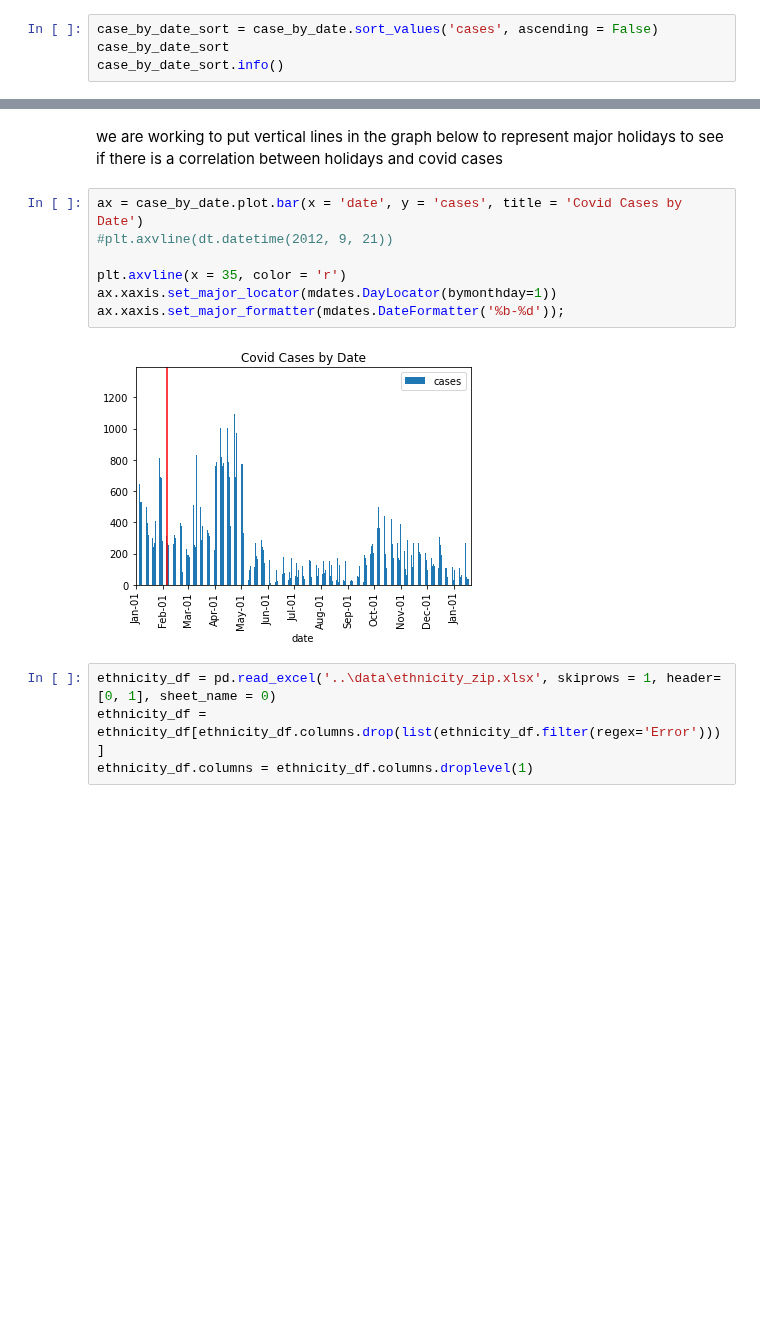
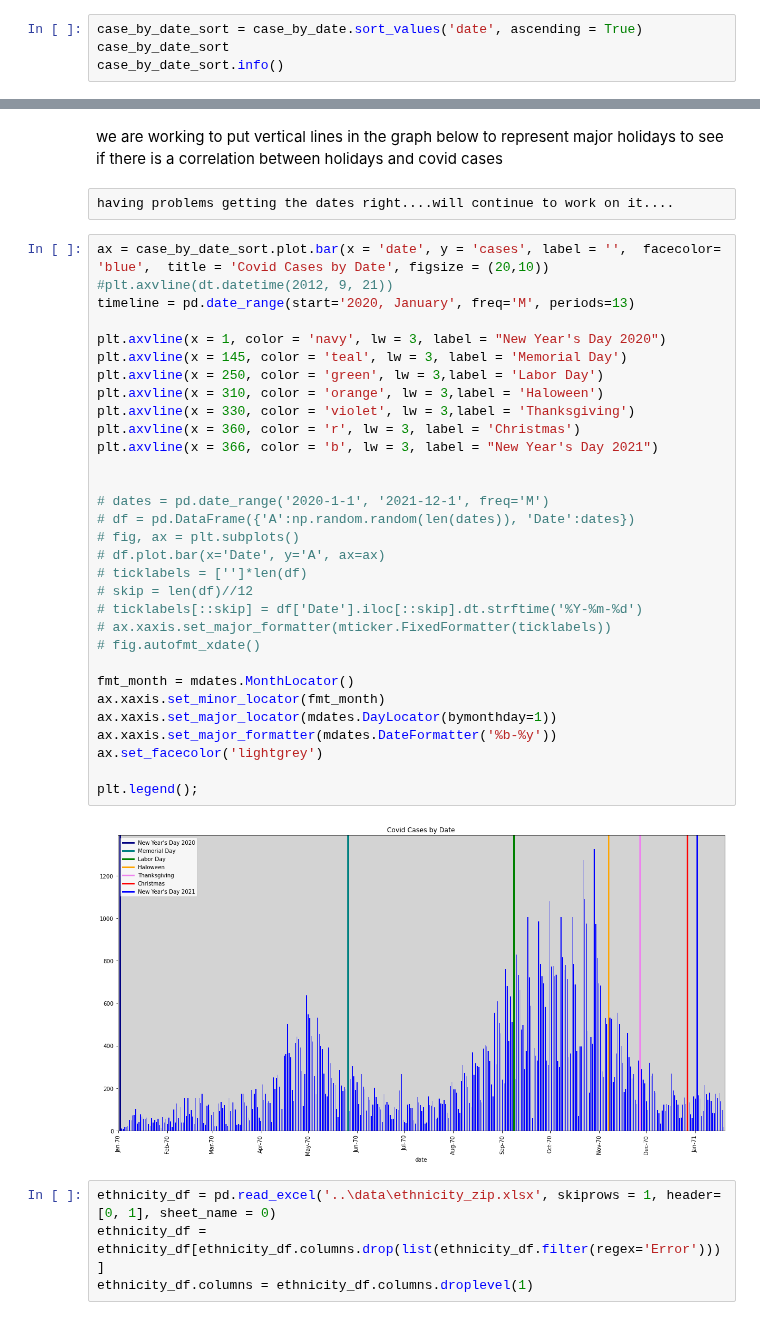
Before and after one commit to Engu12/nash-covid-cases-vaccines-honky_tonkin, a Jupyter notebook: notebooks/COVID.ipynb, the cells around one changed output, grey strips where cells are left out. Cells and saved outputs as stored; diff of their text form; blank space fills up the shorter version.

```diff
--- a/notebooks/COVID.ipynb
+++ b/notebooks/COVID.ipynb
@@ -146,7 +146,7 @@ case_by_date
 | 383 | 2020-09-09 | 125 |
 384 rows × 2 columns
 # %%
-case_by_date_sort = case_by_date.sort_values('cases', ascending = False)
+case_by_date_sort = case_by_date.sort_values('date', ascending = True)
 case_by_date_sort
 case_by_date_sort.info()
 # %% [output]
@@ -175,15 +191,41 @@ memory usage: 9.0 KB
 import matplotlib.dates as mdates
 # %% [markdown]
 we are working to put vertical lines in the graph below to represent major holidays to see if there is a correlation between holidays and covid cases
-# %%
-ax = case_by_date.plot.bar(x = 'date', y = 'cases', title = 'Covid Cases by Date')
-#plt.axvline(dt.datetime(2012, 9, 21))
-
-plt.axvline(x = 35, color = 'r')
-ax.xaxis.set_major_locator(mdates.DayLocator(bymonthday=1))
-ax.xaxis.set_major_formatter(mdates.DateFormatter('%b-%d'));
-# %% [output]
-[figure, removed]
+# %% [raw]
+having problems getting the dates right....will continue to work on it....
+# %%
+ax = case_by_date_sort.plot.bar(x = 'date', y = 'cases', label = '',  facecolor= 'blue',  title = 'Covid Cases by Date', figsize = (20,10))
+#plt.axvline(dt.datetime(2012, 9, 21))
+timeline = pd.date_range(start='2020, January', freq='M', periods=13)
+
+plt.axvline(x = 1, color = 'navy', lw = 3, label = "New Year's Day 2020")
+plt.axvline(x = 145, color = 'teal', lw = 3, label = 'Memorial Day')
+plt.axvline(x = 250, color = 'green', lw = 3,label = 'Labor Day')
+plt.axvline(x = 310, color = 'orange', lw = 3,label = 'Haloween')
+plt.axvline(x = 330, color = 'violet', lw = 3,label = 'Thanksgiving')
+plt.axvline(x = 360, color = 'r', lw = 3, label = 'Christmas')
+plt.axvline(x = 366, color = 'b', lw = 3, label = "New Year's Day 2021")
+
+
+# dates = pd.date_range('2020-1-1', '2021-12-1', freq='M')
+# df = pd.DataFrame({'A':np.random.random(len(dates)), 'Date':dates})
+# fig, ax = plt.subplots()
+# df.plot.bar(x='Date', y='A', ax=ax)
+# ticklabels = ['']*len(df)
+# skip = len(df)//12
+# ticklabels[::skip] = df['Date'].iloc[::skip].dt.strftime('%Y-%m-%d')
+# ax.xaxis.set_major_formatter(mticker.FixedFormatter(ticklabels))
+# fig.autofmt_xdate()
+
+fmt_month = mdates.MonthLocator()
+ax.xaxis.set_minor_locator(fmt_month)
+ax.xaxis.set_major_locator(mdates.DayLocator(bymonthday=1))
+ax.xaxis.set_major_formatter(mdates.DateFormatter('%b-%y'))
+ax.set_facecolor('lightgrey')
+
+plt.legend();
+# %% [output]
+[figure, added]
 # %%
 ethnicity_df = pd.read_excel('..\data\ethnicity_zip.xlsx', skiprows = 1, header=[0, 1], sheet_name = 0)
 ethnicity_df = ethnicity_df[ethnicity_df.columns.drop(list(ethnicity_df.filter(regex='Error')))]
```
Also changed, not shown: parts of 3 cells of this notebook.
